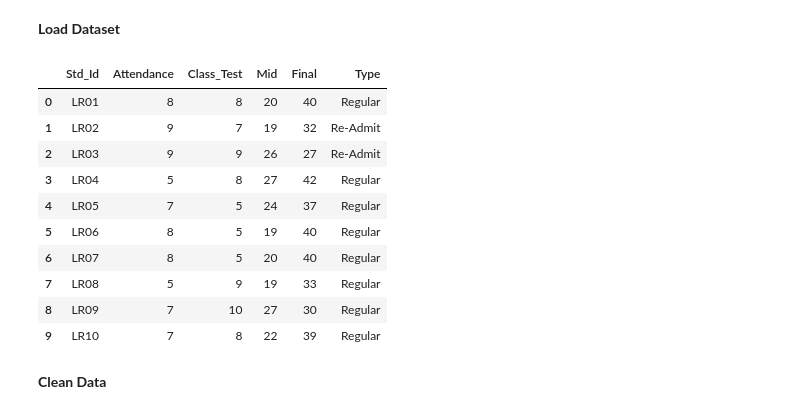
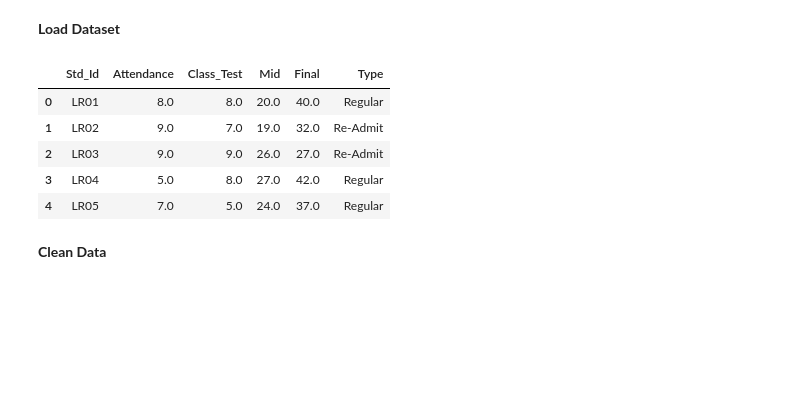
Before and after one commit to ABS-Sayem/machine_learning, a Jupyter notebook: tensorflow/04.linear_regression.ipynb, the cells around one changed output. Saved outputs shown, nothing was run; the diff lists cells and outputs as text; code cells hidden in the pictures; blank space fills up the shorter version.

Commit message:
updated dataset

```diff
--- a/tensorflow/04.linear_regression.ipynb
+++ b/tensorflow/04.linear_regression.ipynb
@@ -25,19 +25,14 @@ np.set_printoptions(precision=3, suppress=True)
 **Load Dataset**
 # %%
 dataset = pd.read_csv('data.csv')
-dataset
+dataset.tail()
 # %% [output]
 |  | Std_Id | Attendance | Class_Test | Mid | Final | Type |
-| 0 | LR01 | 8 | 8 | 20 | 40 | Regular |
-| 1 | LR02 | 9 | 7 | 19 | 32 | Re-Admit |
-| 2 | LR03 | 9 | 9 | 26 | 27 | Re-Admit |
-| 3 | LR04 | 5 | 8 | 27 | 42 | Regular |
-| 4 | LR05 | 7 | 5 | 24 | 37 | Regular |
-| 5 | LR06 | 8 | 5 | 19 | 40 | Regular |
-| 6 | LR07 | 8 | 5 | 20 | 40 | Regular |
-| 7 | LR08 | 5 | 9 | 19 | 33 | Regular |
-| 8 | LR09 | 7 | 10 | 27 | 30 | Regular |
-| 9 | LR10 | 7 | 8 | 22 | 39 | Regular |
+| 0 | LR01 | 8.0 | 8.0 | 20.0 | 40.0 | Regular |
+| 1 | LR02 | 9.0 | 7.0 | 19.0 | 32.0 | Re-Admit |
+| 2 | LR03 | 9.0 | 9.0 | 26.0 | 27.0 | Re-Admit |
+| 3 | LR04 | 5.0 | 8.0 | 27.0 | 42.0 | Regular |
+| 4 | LR05 | 7.0 | 5.0 | 24.0 | 37.0 | Regular |
 # %% [markdown]
 **Clean Data**
 # %%
```
Also changed, not shown: parts of 1 cell of this notebook.
